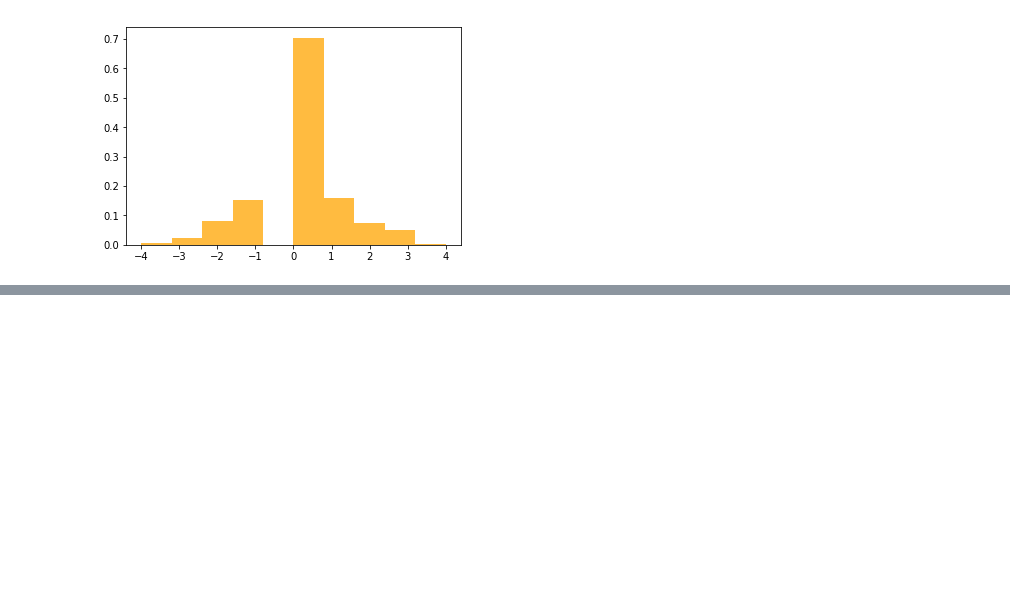
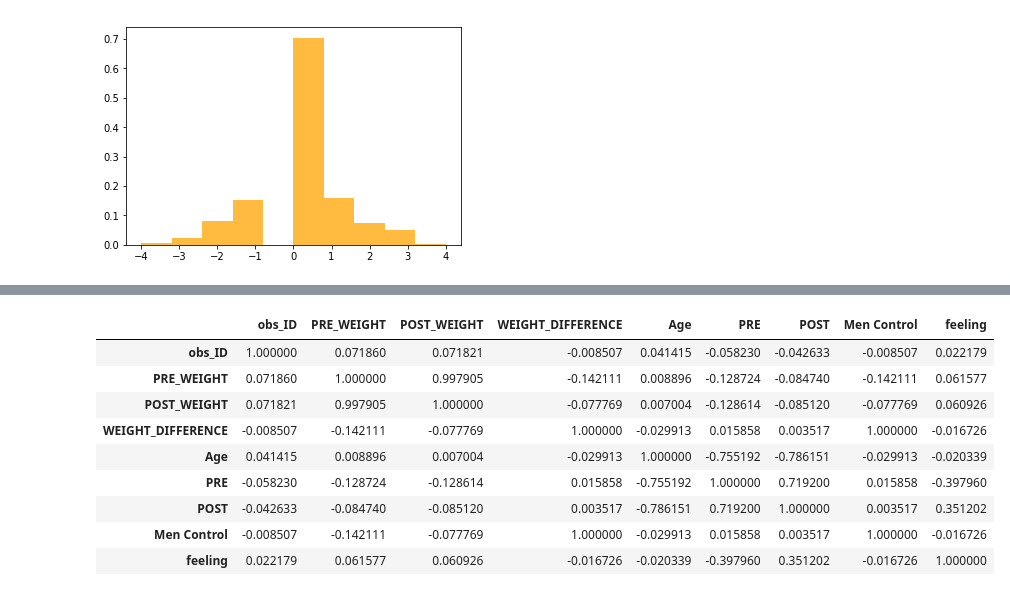
Before and after one commit to cho244/stanford_research, a Jupyter notebook: Data_Analysis.ipynb, the cells around one changed output, grey strips where cells are left out. Drawn from its saved outputs; the diff is of its cells as text; code cells hidden in the pictures; blank space fills up the shorter version.

```diff
--- a/Data_Analysis.ipynb
+++ b/Data_Analysis.ipynb
@@ -607,0 +604,13 @@ treated_women
+# %%
+control_men.corr()
+# %% [output]
+|  | obs_ID | PRE_WEIGHT | POST_WEIGHT | WEIGHT_DIFFERENCE | Age | PRE | POST | Men Control | feeling |
+| obs_ID | 1.000000 | 0.071860 | 0.071821 | -0.008507 | 0.041415 | -0.058230 | -0.042633 | -0.008507 | 0.022179 |
+| PRE_WEIGHT | 0.071860 | 1.000000 | 0.997905 | -0.142111 | 0.008896 | -0.128724 | -0.084740 | -0.142111 | 0.061577 |
+| POST_WEIGHT | 0.071821 | 0.997905 | 1.000000 | -0.077769 | 0.007004 | -0.128614 | -0.085120 | -0.077769 | 0.060926 |
+| WEIGHT_DIFFERENCE | -0.008507 | -0.142111 | -0.077769 | 1.000000 | -0.029913 | 0.015858 | 0.003517 | 1.000000 | -0.016726 |
+| Age | 0.041415 | 0.008896 | 0.007004 | -0.029913 | 1.000000 | -0.755192 | -0.786151 | -0.029913 | -0.020339 |
+| PRE | -0.058230 | -0.128724 | -0.128614 | 0.015858 | -0.755192 | 1.000000 | 0.719200 | 0.015858 | -0.397960 |
+| POST | -0.042633 | -0.084740 | -0.085120 | 0.003517 | -0.786151 | 0.719200 | 1.000000 | 0.003517 | 0.351202 |
+| Men Control | -0.008507 | -0.142111 | -0.077769 | 1.000000 | -0.029913 | 0.015858 | 0.003517 | 1.000000 | -0.016726 |
+| feeling | 0.022179 | 0.061577 | 0.060926 | -0.016726 | -0.020339 | -0.397960 | 0.351202 | -0.016726 | 1.000000 |
```
Also changed, not shown: parts of 6 cells of this notebook.
